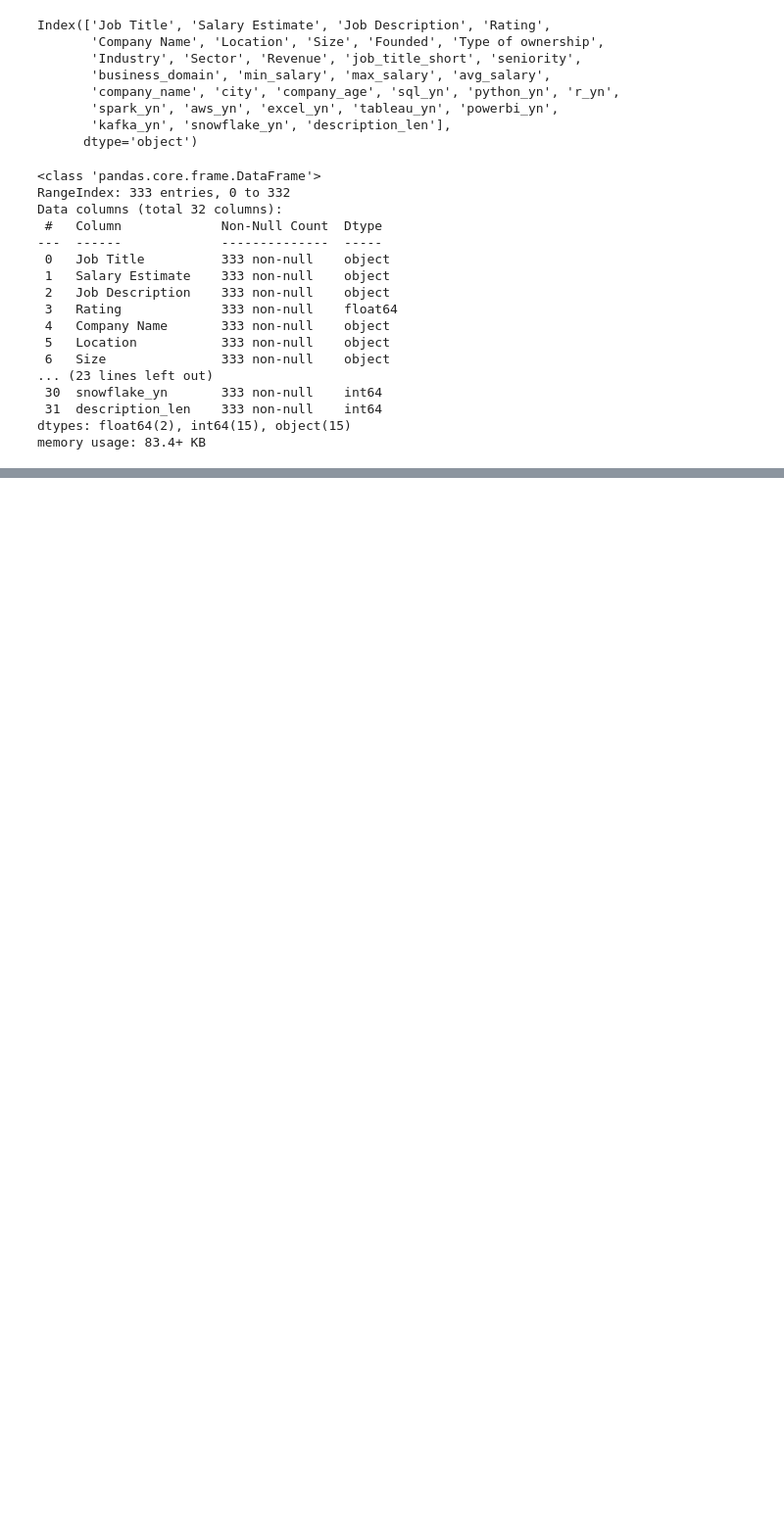
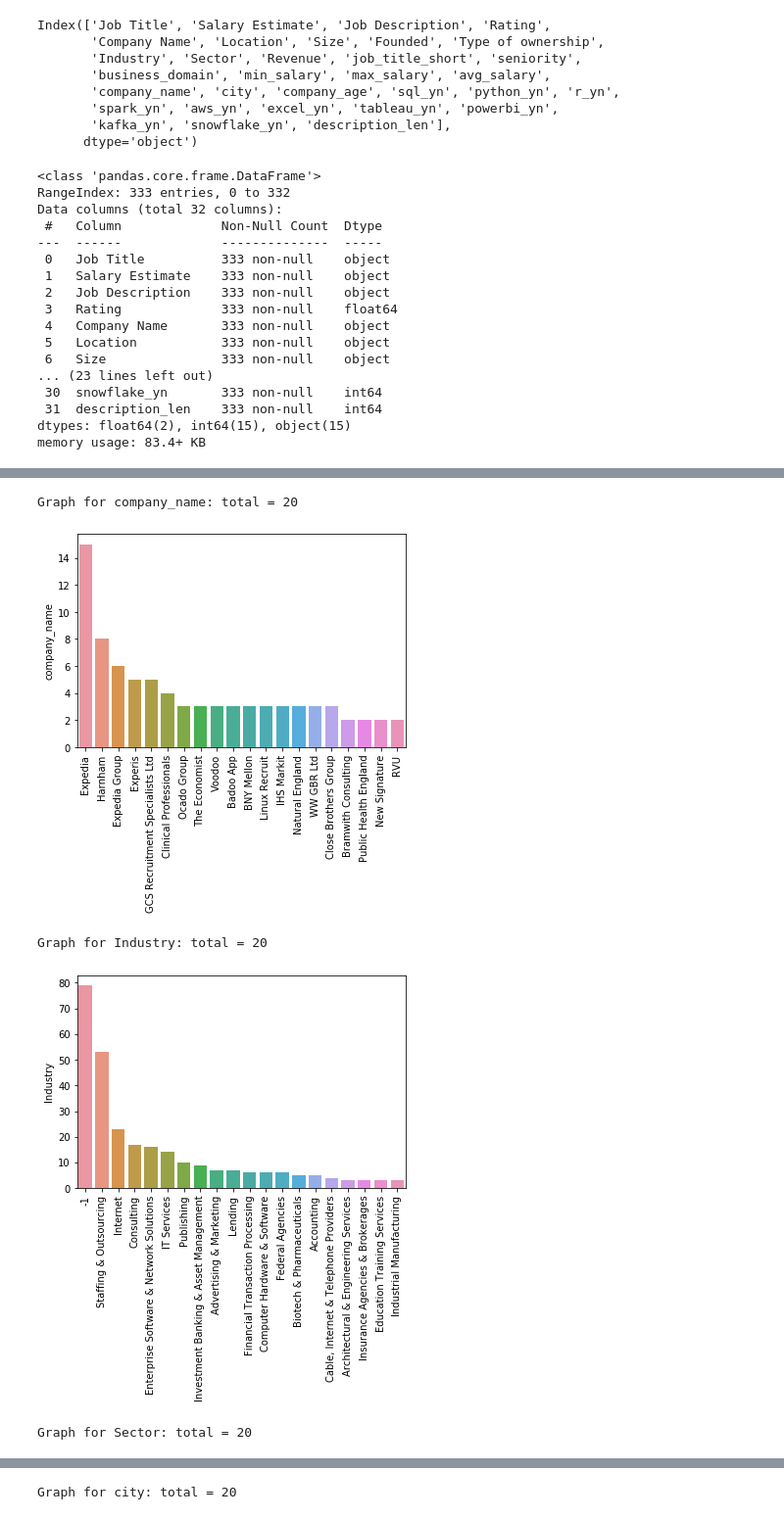
Before and after one commit to AndriiAdamchuk/ds_job_search_project, a Jupyter notebook: exploration_data_analysis.ipynb, the cells around one changed output, grey strips where cells are left out. Shown at 98% size. Saved outputs shown, nothing was run; the diff lists cells and outputs as text; code cells hidden in the pictures; blank space fills up the shorter version.

```diff
--- a/exploration_data_analysis.ipynb
+++ b/exploration_data_analysis.ipynb
@@ -192,0 +206,13 @@ TypeError: 'Index' object is not callable
+# %%
+for i in df_categorical[['company_name', 'Industry', 'Sector', 'city']].columns:
+    categorical_num = df_categorical[i].value_counts()[:20]
+    print("Graph for %s: total = %d" % (i,len(categorical_num)))
+    chart = sns.barplot(x=categorical_num.index, y=categorical_num)
+    chart.set_xticklabels(chart.get_xticklabels(), rotation=90)
+    plt.show()
+# %% [output]
+Graph for company_name: total = 20
+[figure, added]
+Graph for Industry: total = 20
+[figure, added]
+Graph for Sector: total = 20
@@ -192,0 +220 @@ TypeError: 'Index' object is not callable
+Graph for city: total = 20
```
Also changed, not shown: parts of 8 cells of this notebook.
